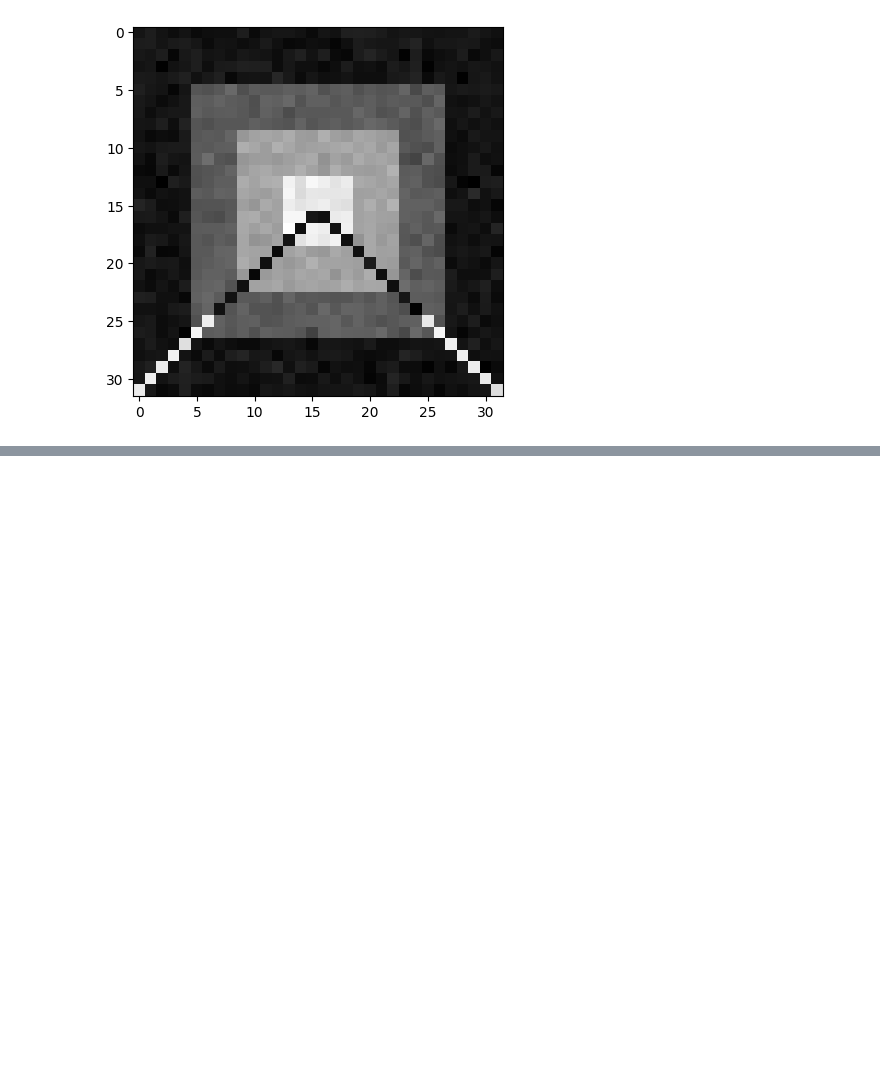
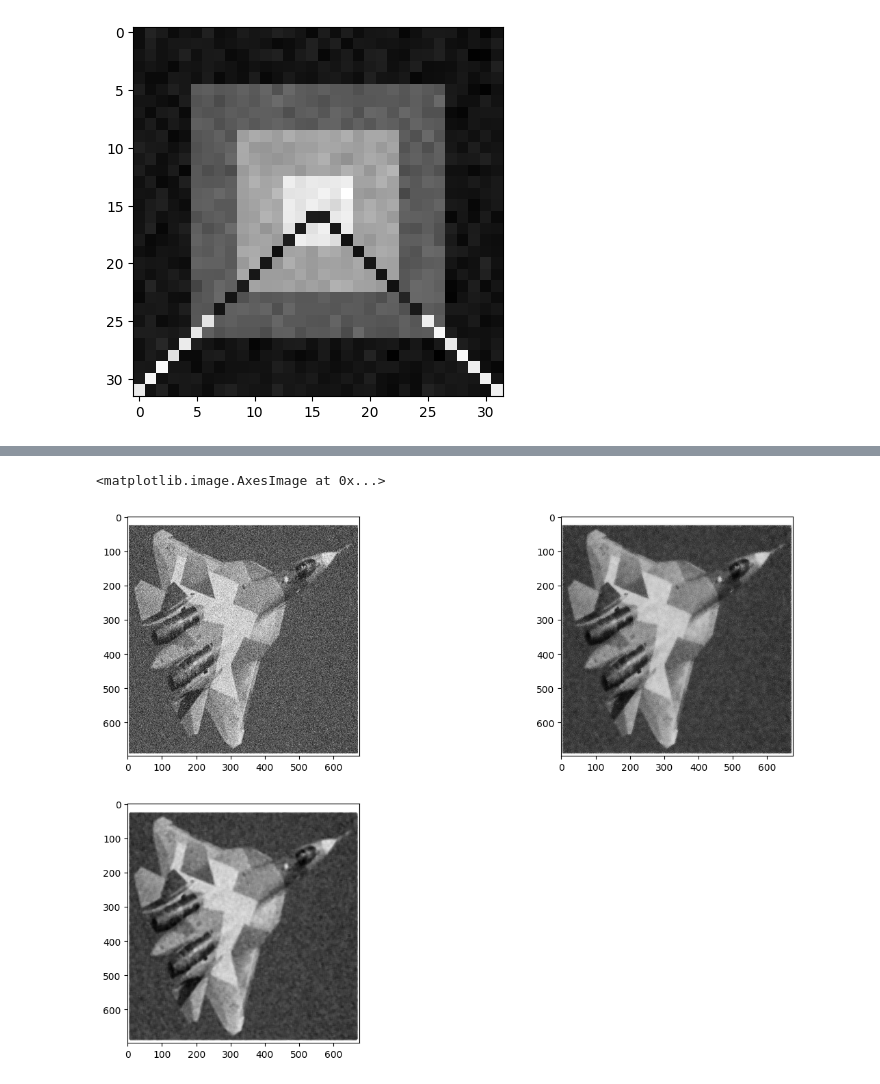
Before and after one commit to Minhdd1413/Image_Processing, a Jupyter notebook: Week4.ipynb, the cells around one changed output, grey strips where cells are left out. Drawn from its saved outputs; the diff is of its cells as text; code cells hidden in the pictures; blank space fills up the shorter version.

```diff
--- a/Week4.ipynb
+++ b/Week4.ipynb
@@ -254,0 +279,17 @@ plt.imshow(filtered_img, cmap='gray')
+# %%
+# triển với ảnh nhiễu
+plt.figure(figsize=(15, 10))
+img = cv2.imread('noise.png', 0)
+plt.subplot(2, 2, 1)
+plt.imshow(img, cmap='gray')
+
+plt.subplot(2, 2, 2)
+filtered_img = cv2.bilateralFilter(img.astype(np.uint8), d=15, sigmaColor=80, sigmaSpace=80)
+plt.imshow(filtered_img, cmap='gray')
+
+plt.subplot(2, 2, 3)
+filtered_img = median_filter(img, size=9)
+plt.imshow(filtered_img, cmap='gray')
+# %% [output]
+<matplotlib.image.AxesImage at 0x...>
+[figure, added]
```
Also changed, not shown: parts of 8 cells of this notebook, 2 other files.
